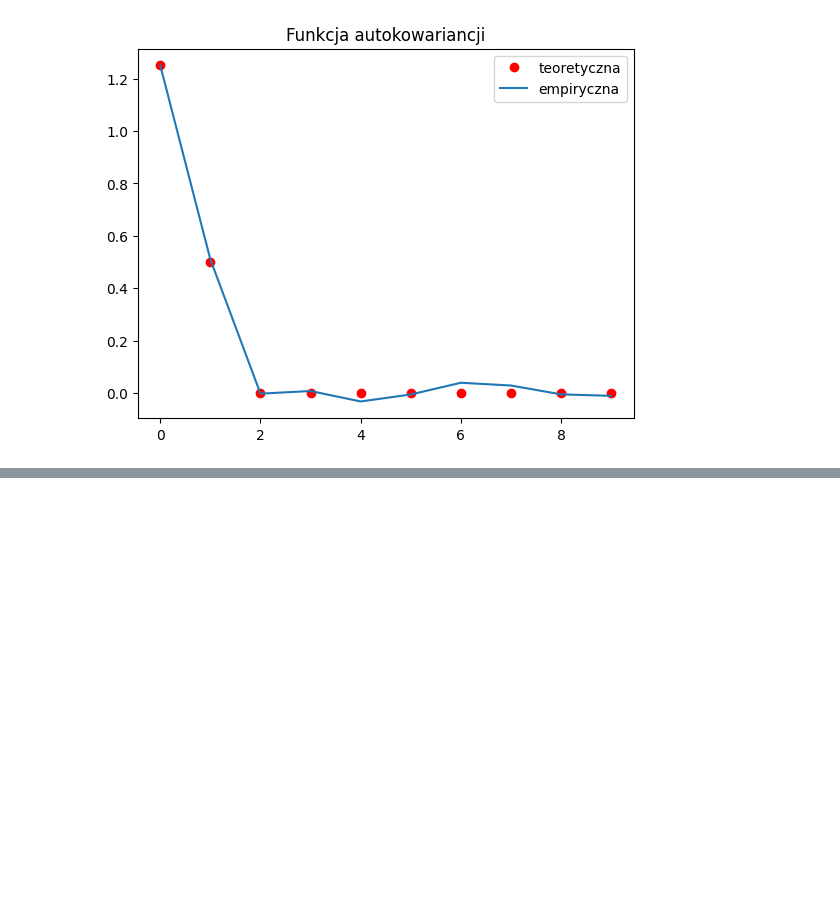
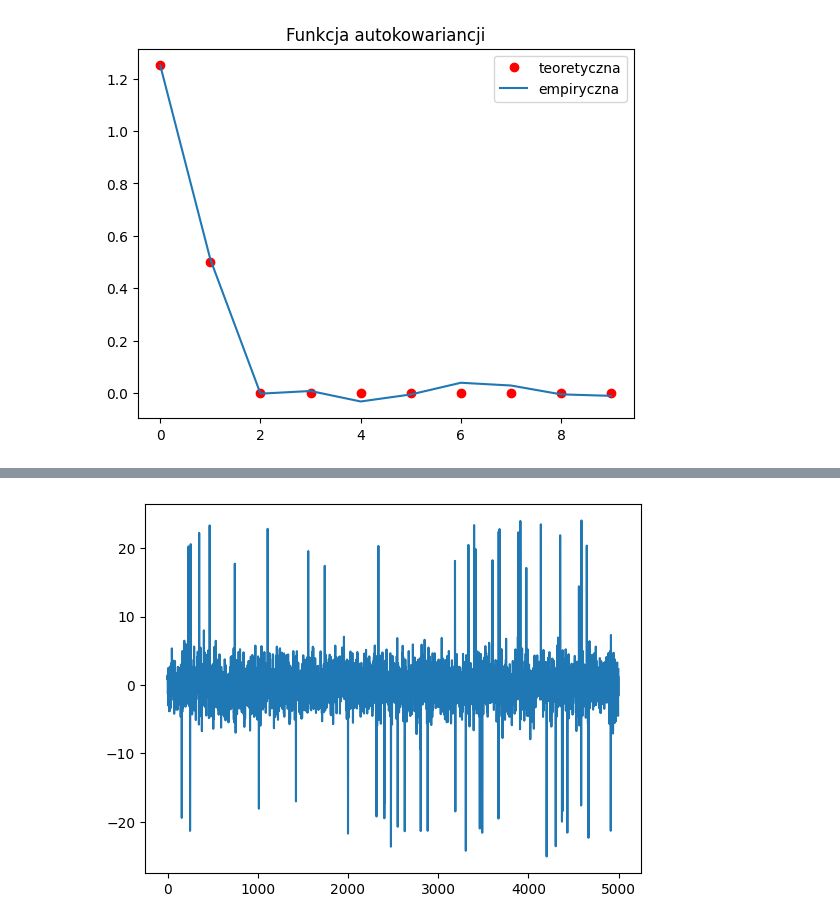
Before and after one commit to rafglo/Computer-Analysis-of-Time-Series, a Jupyter notebook: lista4.ipynb, the cells around one changed output, grey strips where cells are left out. Cells and saved outputs as stored; diff of their text form; code cells hidden in the pictures; blank space fills up the shorter version.

```diff
--- a/lista4.ipynb
+++ b/lista4.ipynb
@@ -142,0 +191,5 @@ plt.show()
+# %%
+plt.plot(ns, sample_noisy)
+plt.show()
+# %% [output]
+[figure, added]
```
Also changed, not shown: parts of 12 cells of this notebook.
